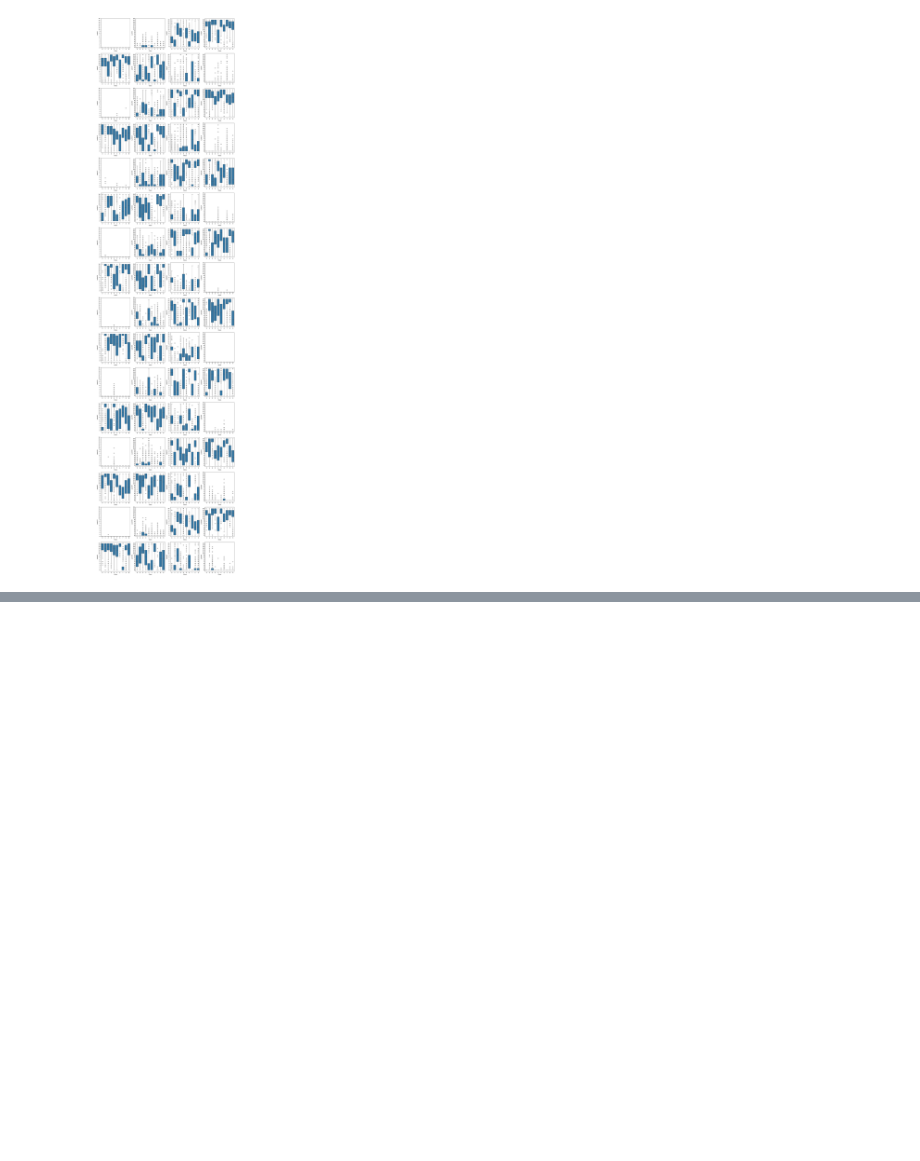
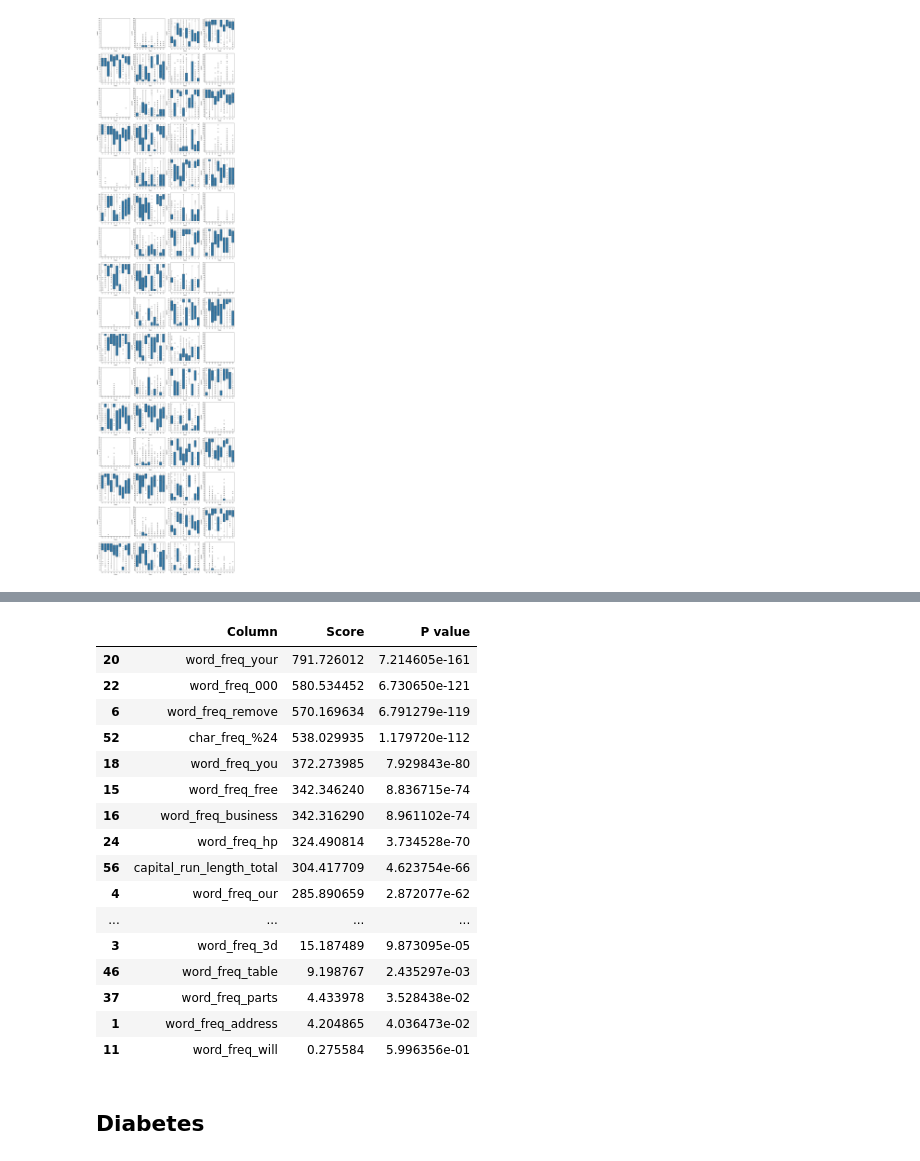
Before and after one commit to KarthikPreVin/MACHINE-LEARNING-LAB, a Jupyter notebook: ASSIGNMENT 1.ipynb, the cells around one changed output, grey strips where cells are left out. Saved outputs shown, nothing was run; the diff lists cells and outputs as text; code cells hidden in the pictures; blank space fills up the shorter version.

```diff
--- a/ASSIGNMENT 1.ipynb
+++ b/ASSIGNMENT 1.ipynb
@@ -279,0 +325,33 @@ output.sort_values("P value")
+# %%
+X = email.drop("class", axis=1)
+y = email["class"]
+
+
+
+selector = SelectKBest(score_func=f_classif,k="all")
+fit = selector.fit(X,y)
+scores = [{"Column":X.columns[k],"Score":fit.scores_[k],"P value":fit.pvalues_[k]} for k in range(len(X.columns))]
+
+
+output = pd.DataFrame(scores)
+output.sort_values("P value")
+# %% [output]
+|  | Column | Score | P value |
+| 20 | word_freq_your | 791.726012 | 7.214605e-161 |
+| 22 | word_freq_000 | 580.534452 | 6.730650e-121 |
+| 6 | word_freq_remove | 570.169634 | 6.791279e-119 |
+| 52 | char_freq_%24 | 538.029935 | 1.179720e-112 |
+| 18 | word_freq_you | 372.273985 | 7.929843e-80 |
+| 15 | word_freq_free | 342.346240 | 8.836715e-74 |
+| 16 | word_freq_business | 342.316290 | 8.961102e-74 |
+| 24 | word_freq_hp | 324.490814 | 3.734528e-70 |
+| 56 | capital_run_length_total | 304.417709 | 4.623754e-66 |
+| 4 | word_freq_our | 285.890659 | 2.872077e-62 |
+| ... | ... | ... | ... |
+| 3 | word_freq_3d | 15.187489 | 9.873095e-05 |
+| 46 | word_freq_table | 9.198767 | 2.435297e-03 |
+| 37 | word_freq_parts | 4.433978 | 3.528438e-02 |
+| 1 | word_freq_address | 4.204865 | 4.036473e-02 |
+| 11 | word_freq_will | 0.275584 | 5.996356e-01 |
+# %% [markdown]
+## Diabetes
```
Also changed, not shown: parts of 6 cells of this notebook, 2 other files.
